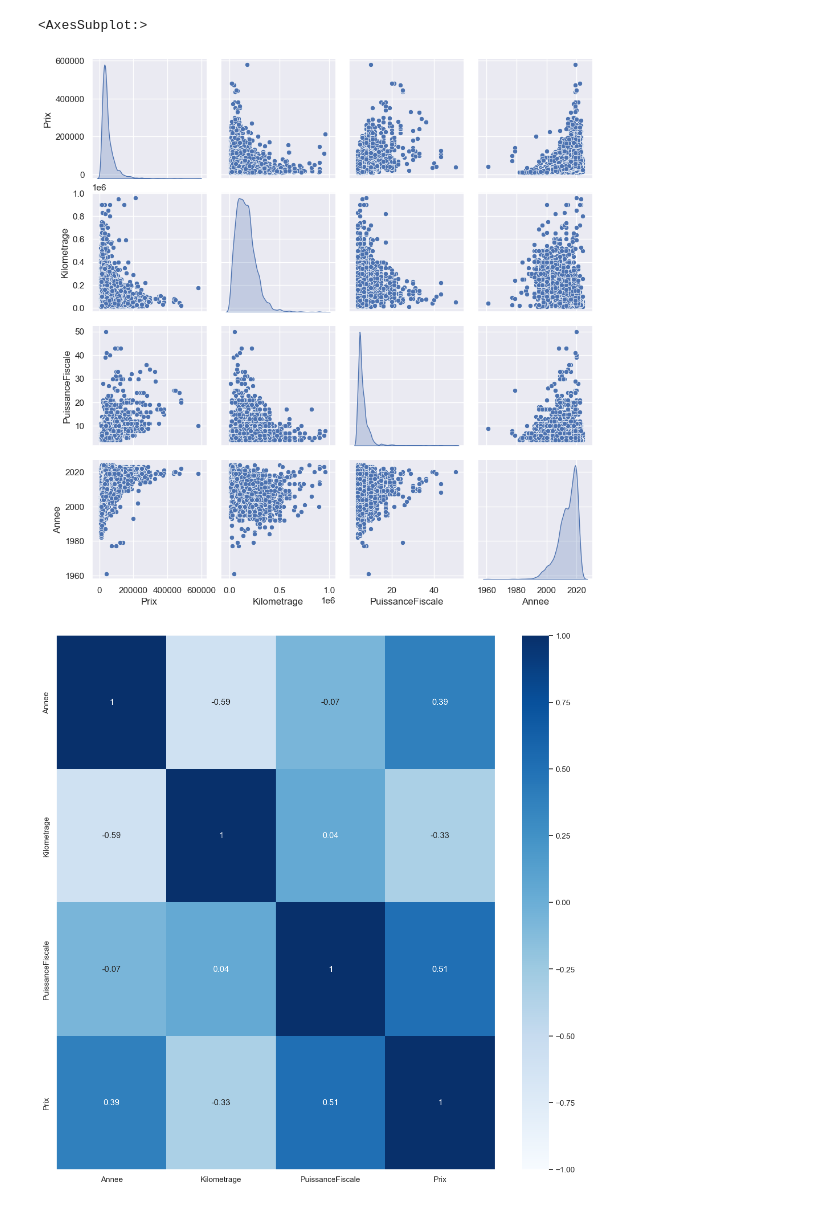
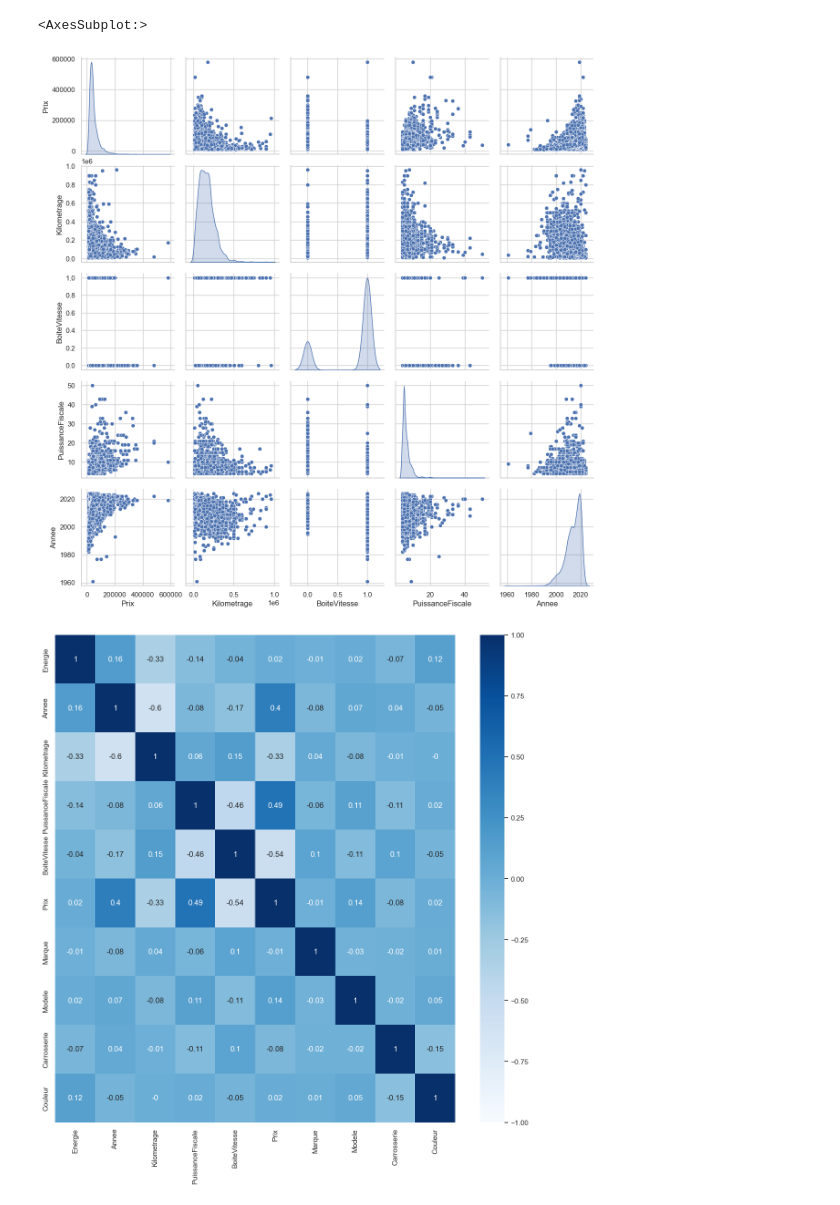
Before and after one commit to Mousser007/PredictCarsPrice, a Jupyter notebook: ML/AnalysePredictive.ipynb, the cells around one changed output. Drawn from its saved outputs; the diff is of its cells as text; code cells hidden in the pictures.

```diff
--- a/ML/AnalysePredictive.ipynb
+++ b/ML/AnalysePredictive.ipynb
@@ -54,25 +57,27 @@ class datapreparation:
         upper_bound = group['Prix'].quantile(max_value)
         return group[(group['Prix'] >= lower_bound) & (group['Prix'] <= upper_bound)]
 
-    def Boxplot_figure(self,dataframe):
+    def Boxplot_figure(self,dataframe,ColumnName):
         """
         Boite à moustache pour la visualisation des valeurs aberrantes par marque
         """
         plt.figure(figsize=(20,6))
-        dataframe.boxplot(column=["Prix"],by="Marque")
+        dataframe.boxplot(column=["Prix"],by=ColumnName)
         plt.ylabel('Valeurs')
         # plt.show()
         plt.xticks(rotation=90);
 # %%
-data=pd.read_excel("C:\\Users\\Mousser\\Desktop\\ScrappingSites\\PhaseDeNett\\data2.xlsx")
+data=pd.read_sql('DataCleaned',con=engine)
 prepare=datapreparation()
 data = data.loc[data.Kilometrage != 0]
 data = data.loc[data.Annee!=0]
 data = data.loc[data.PuissanceFiscale!=0]
 data = data.loc[data.Prix!=0]
+data = data.loc[data.Energie!='INCONNU']
+data = data.loc[data.BoiteVitesse!='INCONNU']
 data= data.drop_duplicates()
-data = prepare.extraire_top_car_per_column_name(data,"Marque",20)
-data = prepare.extraire_top_car_per_column_name(data,"Modele",4)
+data = prepare.extraire_top_car_per_column_name(data,"Marque",15)
+data = prepare.extraire_top_car_per_column_name(data,"Modele",6)
 df_cleaned = data.groupby('Marque').apply(prepare.remove_outliers,min_value=0.01,max_value=0.98).reset_index(drop=True)
-prepare.Boxplot_figure(df_cleaned)
+prepare.Boxplot_figure(df_cleaned,'Marque')
 # %% [output]
@@ -85,11 +86,18 @@ See the caveats in the documentation: https://pandas.pydata.org/pandas-docs/stab
+# %%
+for col in df_cleaned.columns:
+            if df_cleaned[col].dtype == 'object':  # Check if the column contains strings
+                label_encoder = LabelEncoder()
+                df_cleaned[col] = label_encoder.fit_transform(df_cleaned[col])
+df_cleaned.drop(columns='id',inplace = True)
 # %%
 import seaborn as sns
+import matplotlib.pyplot as plt
+sns.set(style="whitegrid")
 sns.pairplot(df_cleaned[["Prix","Kilometrage","BoiteVitesse","PuissanceFiscale","Annee"]], diag_kind='kde')
 f = plt.figure(figsize=(14, 14))
-sns.set()
 sns.heatmap(df_cleaned.corr().round(2),cmap="Blues", annot=True,vmin=-1,vmax=1)
 # %% [output]
 <AxesSubplot:>
-[figure, old version]
+[figure, new version]
-[figure, old version]
+[figure, new version]
 # %%
```
Also changed, not shown: parts of 19 cells of this notebook, 6 other files.
